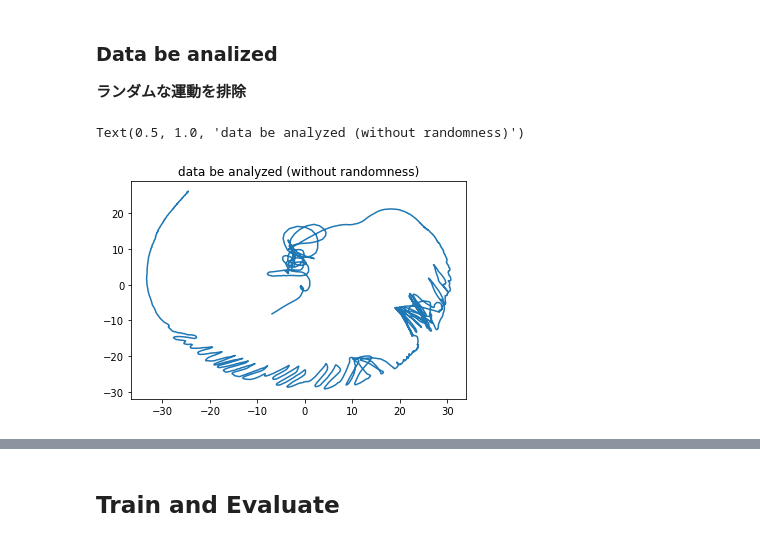
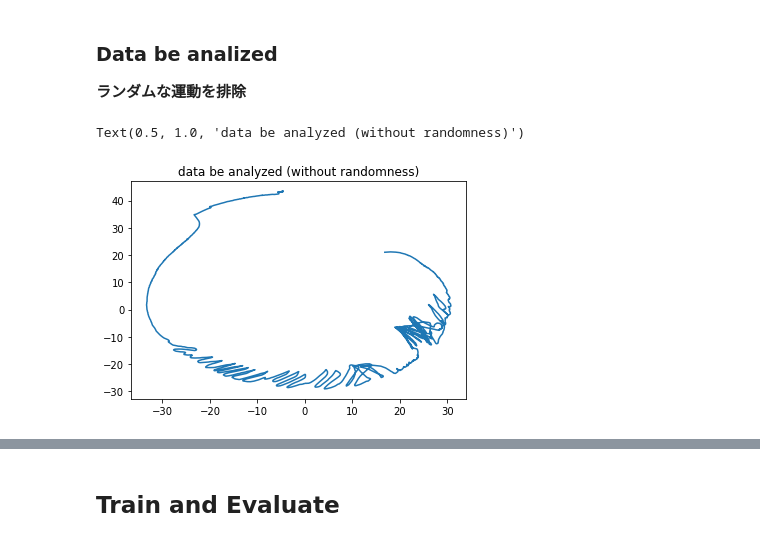
Before and after one commit to AyutoUeda/research, a Jupyter notebook: 1droplet/1droplet_tcn_for_allpos.ipynb, the cells around one changed output, grey strips where cells are left out. Saved outputs shown, nothing was run; the diff lists cells and outputs as text; code cells hidden in the pictures.

```diff
--- a/1droplet/1droplet_tcn_for_allpos.ipynb
+++ b/1droplet/1droplet_tcn_for_allpos.ipynb
@@ -49,7 +49,7 @@ def mk_dataframe(path):
 
 position_data = np.array([[None, None]])
 
-for i in range(9):
+for i in range(10):
     df = mk_dataframe("230724/pos-{}.dat".format(i))
     df_ = df.values
     position_data = np.concatenate([position_data, df_])
@@ -80,3 +81,3 @@ plt.plot(position_data[::100,0], position_data[::100,1])
 # %%
-position_data_by10s = position_data[::100]
+pos_by10s = position_data[::100]
 # %%
@@ -99,13 +100,13 @@ Text(0.5, 1.0, 'position data \n scatter x by 10 seconds')
 ### Data be analized
 **ランダムな運動を排除**
 # %%
-# position_data_by10s = position_data_by10s[600:]
+pos_by10s = pos_by10s[600:]
 # %%
-plt.plot(position_data_by10s[:,0], position_data_by10s[:,1])
+plt.plot(pos_by10s[:,0], pos_by10s[:,1])
 plt.title("data be analyzed (without randomness)")
 # %% [output]
 Text(0.5, 1.0, 'data be analyzed (without randomness)')
-[figure, old version]
+[figure, new version]
 # %%
 # 正規化
 from sklearn.preprocessing import MinMaxScaler
```
Also changed, not shown: parts of 30 cells of this notebook, 1 other file.
